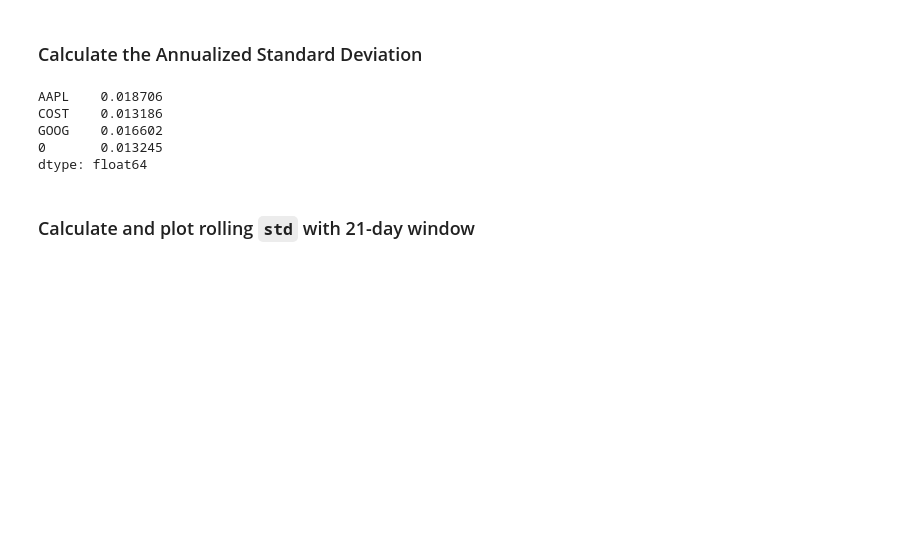
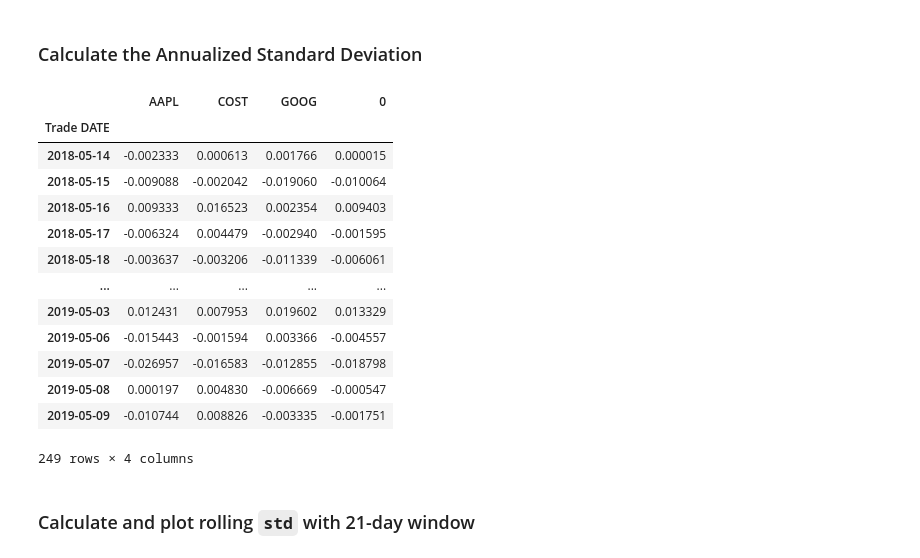
Before and after one commit to g-gyimah/Module-3-Challenge, a Jupyter notebook: Starter_Code/whale_analysis.ipynb, the cells around one changed output. Saved outputs shown, nothing was run; the diff lists cells and outputs as text; code cells hidden in the pictures; blank space fills up the shorter version.

```diff
--- a/Starter_Code/whale_analysis.ipynb
+++ b/Starter_Code/whale_analysis.ipynb
@@ -534,13 +537,24 @@ dtype: int64
 ### Calculate the Annualized Standard Deviation
 # %%
 # Calculate the annualized `std`
-all_returns_df.std()
+all_returns_df.std() * np.sqrt(252)
+
+all_returns_df
 # %% [output]
+|  | AAPL | COST | GOOG | 0 |
+| Trade DATE |  |  |  |  |
+| 2018-05-14 | -0.002333 | 0.000613 | 0.001766 | 0.000015 |
+| 2018-05-15 | -0.009088 | -0.002042 | -0.019060 | -0.010064 |
+| 2018-05-16 | 0.009333 | 0.016523 | 0.002354 | 0.009403 |
+| 2018-05-17 | -0.006324 | 0.004479 | -0.002940 | -0.001595 |
+| 2018-05-18 | -0.003637 | -0.003206 | -0.011339 | -0.006061 |
+| ... | ... | ... | ... | ... |
+| 2019-05-03 | 0.012431 | 0.007953 | 0.019602 | 0.013329 |
+| 2019-05-06 | -0.015443 | -0.001594 | 0.003366 | -0.004557 |
+| 2019-05-07 | -0.026957 | -0.016583 | -0.012855 | -0.018798 |
+| 2019-05-08 | 0.000197 | 0.004830 | -0.006669 | -0.000547 |
+| 2019-05-09 | -0.010744 | 0.008826 | -0.003335 | -0.001751 |
-AAPL    0.018706
-COST    0.013186
-GOOG    0.016602
-0       0.013245
-dtype: float64
+249 rows × 4 columns
 # %% [markdown]
 ### Calculate and plot rolling `std` with 21-day window
 # %%
```
Also changed, not shown: parts of 11 cells of this notebook.
